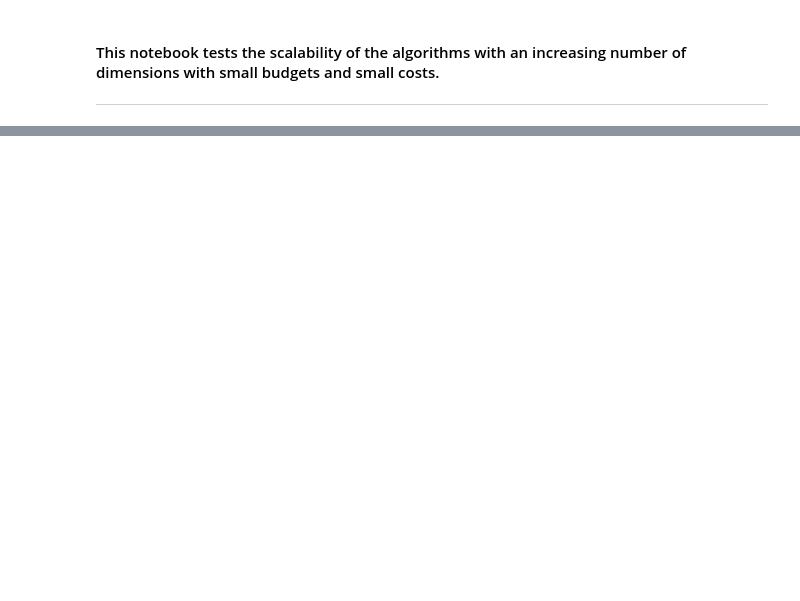
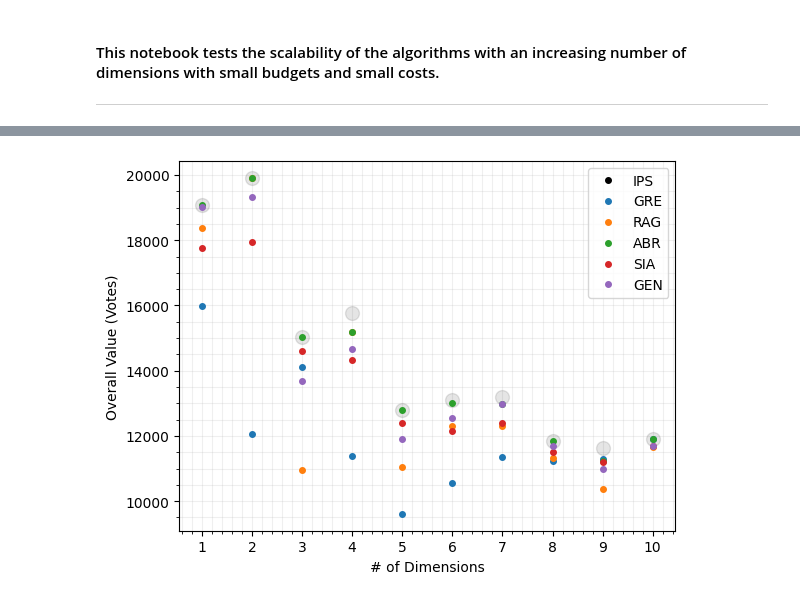
Before and after one commit to bignoldjordanF/community-knapsack, a Jupyter notebook: evaluation/multi/dimensions/small-dimensions-cost.ipynb, the cells around one changed output, grey strips where cells are left out. Saved outputs shown, nothing was run; the diff lists cells and outputs as text; code cells hidden in the pictures; blank space fills up the shorter version.

```diff
--- a/evaluation/multi/dimensions/small-dimensions-cost.ipynb
+++ b/evaluation/multi/dimensions/small-dimensions-cost.ipynb
@@ -101,7 +65,7 @@ KeyboardInterrupt
 # Obtain the exact results for this evaluation:
 approximation_results = evaluation.solve_problems(
     problem_list=problems,
-    algorithms=exact_algorithms,
+    algorithms=approximation_algorithms,
     timeout=120,
     max_fail=1,
     file_name='apx-small-dimensions-costs.json',
@@ -109,0 +107,17 @@ approximation_results = evaluation.solve_problems(
+# %%
+# Plot the approximation vs. exact algorithm values over the problems:
+evaluation.plot_2d(
+    x_axis=x_axis,
+    y_axes=[evaluation.get_y_axis(exact_results, PBSingleAlgorithm.ILP_SOLVER, 0)] + evaluation.get_y_axes(approximation_results, approximation_algorithms, 0),
+    x_label='# of Dimensions',
+    y_label='Overall Value (Votes)',
+    marker='o',
+    labels=['IPS'] + evaluation.get_labels(approximation_algorithms),
+    colors=['black'] + evaluation.get_colors(approximation_algorithms),
+    alphas=[0.1] + evaluation.get_alphas(approximation_algorithms),
+    sizes=[10] + evaluation.get_sizes(approximation_algorithms),
+    x_ticks=x_axis,
+    x_tick_minor=False,
+)
+# %% [output]
+[figure, added]
```
Also changed, not shown: parts of 4 cells of this notebook, 39 other files.
